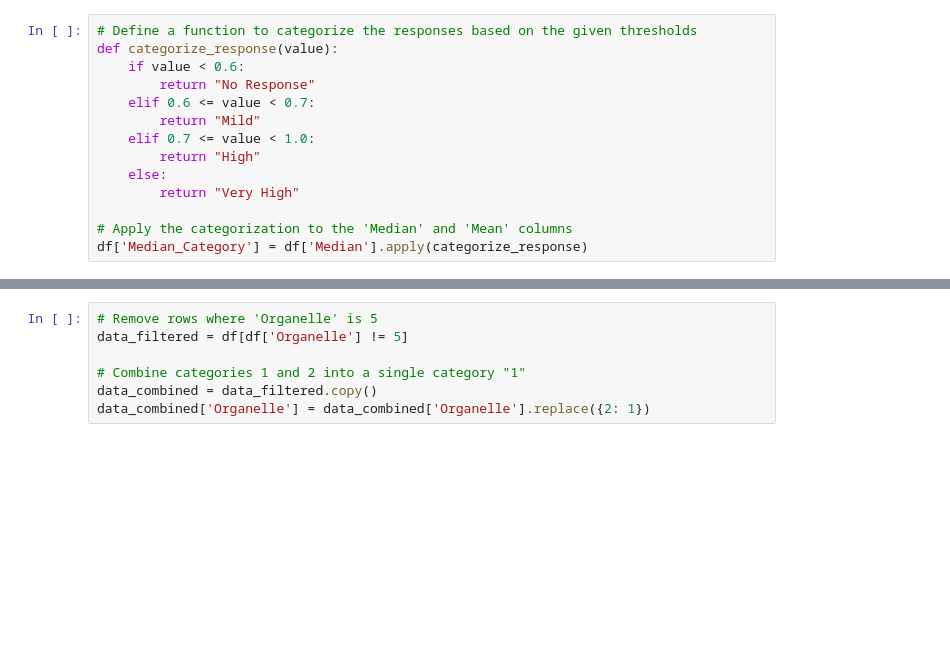
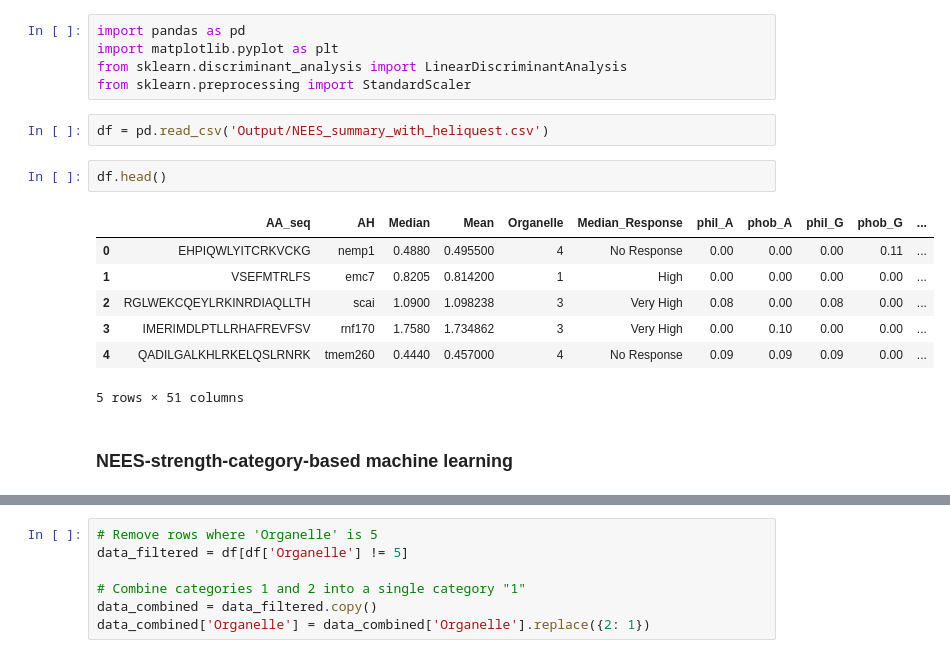
Before and after one commit to shokenlee/AH_AAcomposition, a Jupyter notebook: machine_learning.ipynb, the cells around one changed output, grey strips where cells are left out. Saved outputs shown, nothing was run; the diff lists cells and outputs as text; blank space fills up the shorter version.

```diff
--- a/machine_learning.ipynb
+++ b/machine_learning.ipynb
@@ -1,14 +1,19 @@
-# %%
-# Define a function to categorize the responses based on the given thresholds
-def categorize_response(value):
-    if value < 0.6:
-        return "No Response"
-    elif 0.6 <= value < 0.7:
-        return "Mild"
-    elif 0.7 <= value < 1.0:
-        return "High"
-    else:
-        return "Very High"
-
-# Apply the categorization to the 'Median' and 'Mean' columns
-df['Median_Category'] = df['Median'].apply(categorize_response)
+# %%
+import pandas as pd
+import matplotlib.pyplot as plt
+from sklearn.discriminant_analysis import LinearDiscriminantAnalysis
+from sklearn.preprocessing import StandardScaler
+# %%
+df = pd.read_csv('Output/NEES_summary_with_heliquest.csv')
+# %%
+df.head()
+# %% [output]
+|  | AA_seq | AH | Median | Mean | Organelle | Median_Response | phil_A | phob_A | phil_G | phob_G | ... |
+| 0 | EHPIQWLYITCRKVCKG | nemp1 | 0.4880 | 0.495500 | 4 | No Response | 0.00 | 0.00 | 0.00 | 0.11 | ... |
+| 1 | VSEFMTRLFS | emc7 | 0.8205 | 0.814200 | 1 | High | 0.00 | 0.00 | 0.00 | 0.00 | ... |
+| 2 | RGLWEKCQEYLRKINRDIAQLLTH | scai | 1.0900 | 1.098238 | 3 | Very High | 0.08 | 0.00 | 0.08 | 0.00 | ... |
+| 3 | IMERIMDLPTLLRHAFREVFSV | rnf170 | 1.7580 | 1.734862 | 3 | Very High | 0.00 | 0.10 | 0.00 | 0.00 | ... |
+| 4 | QADILGALKHLRKELQSLRNRK | tmem260 | 0.4440 | 0.457000 | 4 | No Response | 0.09 | 0.09 | 0.09 | 0.00 | ... |
+5 rows × 51 columns
+# %% [markdown]
+### NEES-strength-category-based machine learning
```
Also changed, not shown: parts of 6 cells of this notebook.
